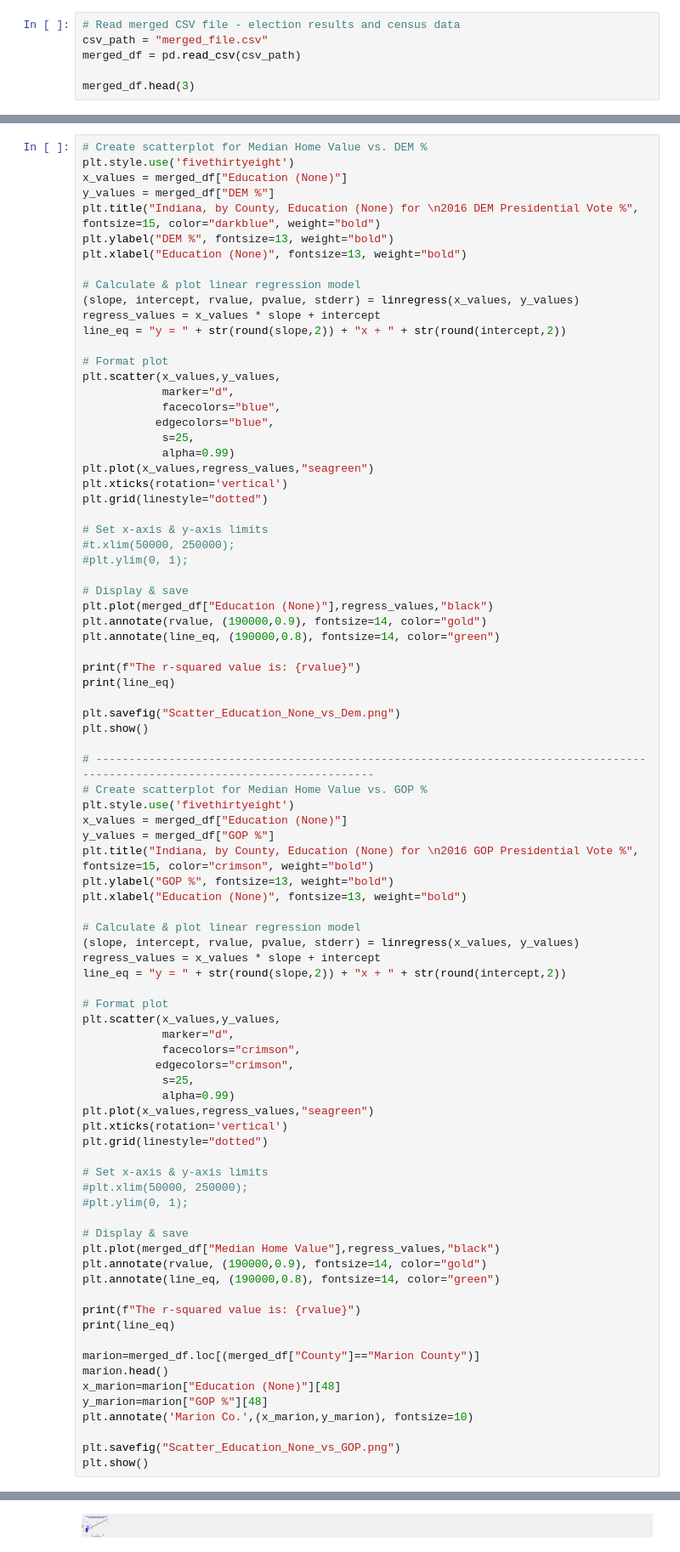
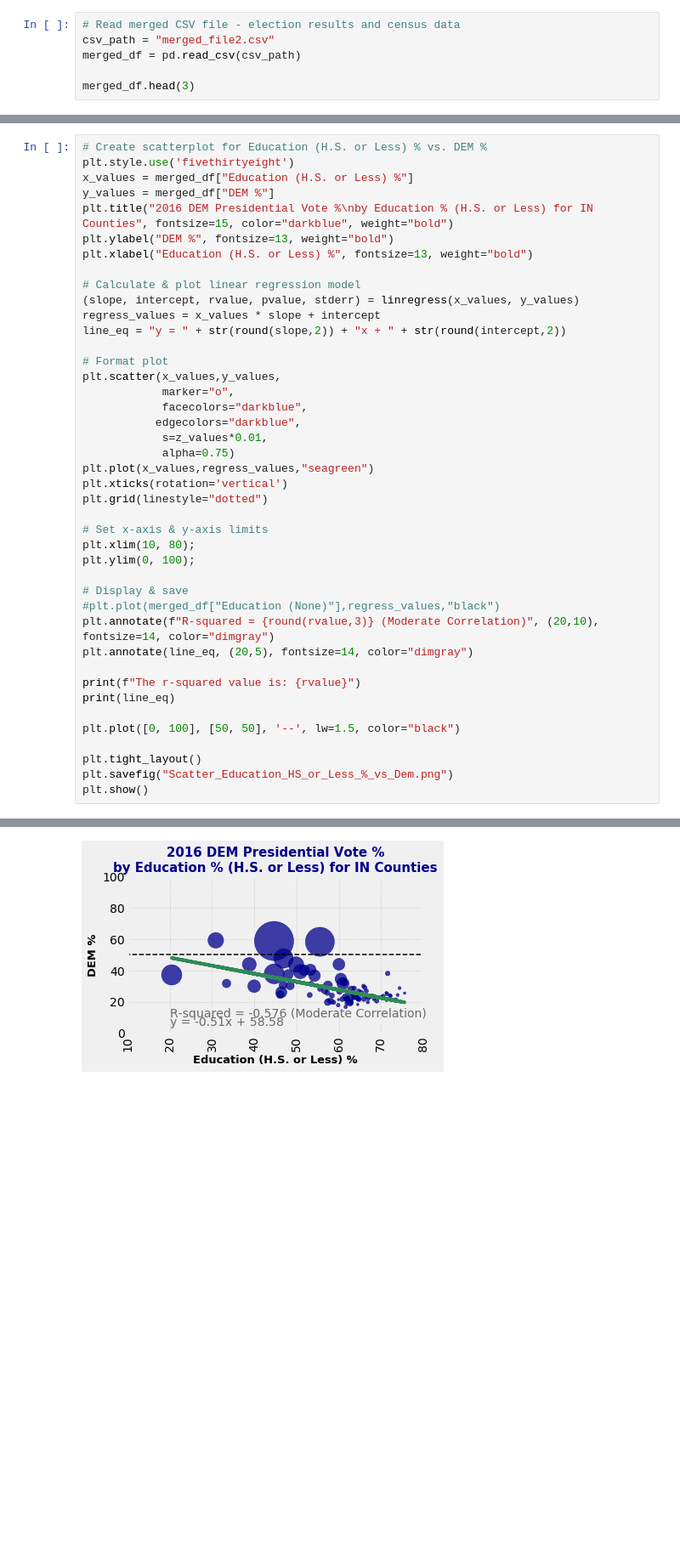
Before and after one commit to Davis1776/2016_Election_and_Demographics, a Jupyter notebook: education_plot.ipynb, the cells around one changed output, grey strips where cells are left out. Shown at 85% size. Cells and saved outputs as stored; diff of their text form; blank space fills up the shorter version.

```diff
--- a/education_plot.ipynb
+++ b/education_plot.ipynb
@@ -11,7 +11,7 @@ import csv
 import gmaps
 # %%
 # Read merged CSV file - election results and census data
-csv_path = "merged_file.csv"
+csv_path = "merged_file2.csv"
 merged_df = pd.read_csv(csv_path)
 
 merged_df.head(3)
@@ -43,12 +43,12 @@ Unemployed                       float64
 dtype: object
 # %%
-# Create scatterplot for Median Home Value vs. DEM %
+# Create scatterplot for Education (H.S. or Less) % vs. DEM %
 plt.style.use('fivethirtyeight')
-x_values = merged_df["Education (None)"]
+x_values = merged_df["Education (H.S. or Less) %"]
 y_values = merged_df["DEM %"]
-plt.title("Indiana, by County, Education (None) for \n2016 DEM Presidential Vote %", fontsize=15, color="darkblue", weight="bold")
+plt.title("2016 DEM Presidential Vote %\nby Education % (H.S. or Less) for IN Counties", fontsize=15, color="darkblue", weight="bold")
 plt.ylabel("DEM %", fontsize=13, weight="bold")
-plt.xlabel("Education (None)", fontsize=13, weight="bold")
+plt.xlabel("Education (H.S. or Less) %", fontsize=13, weight="bold")
 
 # Calculate & plot linear regression model
 (slope, intercept, rvalue, pvalue, stderr) = linregress(x_values, y_values)
@@ -57,73 +57,30 @@ line_eq = "y = " + str(round(slope,2)) + "x + " + str(round(intercept,2))
 
 # Format plot
 plt.scatter(x_values,y_values,
-            marker="d",
-            facecolors="blue",
-           edgecolors="blue",
-            s=25,
-            alpha=0.99)
+            marker="o",
+            facecolors="darkblue",
+           edgecolors="darkblue",
+            s=z_values*0.01,
+            alpha=0.75)
 plt.plot(x_values,regress_values,"seagreen")
 plt.xticks(rotation='vertical')
 plt.grid(linestyle="dotted")
 
 # Set x-axis & y-axis limits
-#t.xlim(50000, 250000);
-#plt.ylim(0, 1);
+plt.xlim(10, 80);
+plt.ylim(0, 100);
 
 # Display & save
-plt.plot(merged_df["Education (None)"],regress_values,"black")
-plt.annotate(rvalue, (190000,0.9), fontsize=14, color="gold")
-plt.annotate(line_eq, (190000,0.8), fontsize=14, color="green")
+#plt.plot(merged_df["Education (None)"],regress_values,"black")
+plt.annotate(f"R-squared = {round(rvalue,3)} (Moderate Correlation)", (20,10), fontsize=14, color="dimgray")
+plt.annotate(line_eq, (20,5), fontsize=14, color="dimgray")
 
 print(f"The r-squared value is: {rvalue}")
 print(line_eq)
 
-plt.savefig("Scatter_Education_None_vs_Dem.png")
+plt.plot([0, 100], [50, 50], '--', lw=1.5, color="black")
+
+plt.tight_layout()
+plt.savefig("Scatter_Education_HS_or_Less_%_vs_Dem.png")
 plt.show()
-
-# -------------------------------------------------------------------------------------------------------------------------------
-# Create scatterplot for Median Home Value vs. GOP %
-plt.style.use('fivethirtyeight')
-x_values = merged_df["Education (None)"]
-y_values = merged_df["GOP %"]
-plt.title("Indiana, by County, Education (None) for \n2016 GOP Presidential Vote %", fontsize=15, color="crimson", weight="bold")
-plt.ylabel("GOP %", fontsize=13, weight="bold")
-plt.xlabel("Education (None)", fontsize=13, weight="bold")
-
-# Calculate & plot linear regression model
-(slope, intercept, rvalue, pvalue, stderr) = linregress(x_values, y_values)
-regress_values = x_values * slope + intercept
-line_eq = "y = " + str(round(slope,2)) + "x + " + str(round(intercept,2))
-
-# Format plot
-plt.scatter(x_values,y_values,
-            marker="d",
-            facecolors="crimson",
-           edgecolors="crimson",
-            s=25,
-            alpha=0.99)
-plt.plot(x_values,regress_values,"seagreen")
-plt.xticks(rotation='vertical')
-plt.grid(linestyle="dotted")
-
-# Set x-axis & y-axis limits
-#plt.xlim(50000, 250000);
-#plt.ylim(0, 1);
-
-# Display & save
-plt.plot(merged_df["Median Home Value"],regress_values,"black")
-plt.annotate(rvalue, (190000,0.9), fontsize=14, color="gold")
-plt.annotate(line_eq, (190000,0.8), fontsize=14, color="green")
-
-print(f"The r-squared value is: {rvalue}")
-print(line_eq)
-
-marion=merged_df.loc[(merged_df["County"]=="Marion County")]
-marion.head()
-x_marion=marion["Education (None)"][48]
-y_marion=marion["GOP %"][48]
-plt.annotate('Marion Co.',(x_marion,y_marion), fontsize=10)
-
-plt.savefig("Scatter_Education_None_vs_GOP.png")
-plt.show()
 # %% [output]
@@ -132 +89 @@ y = 0.0x + 0.25
-[figure, old version]
+[figure, new version]
```
Also changed, not shown: parts of 15 cells of this notebook, 30 other files.
